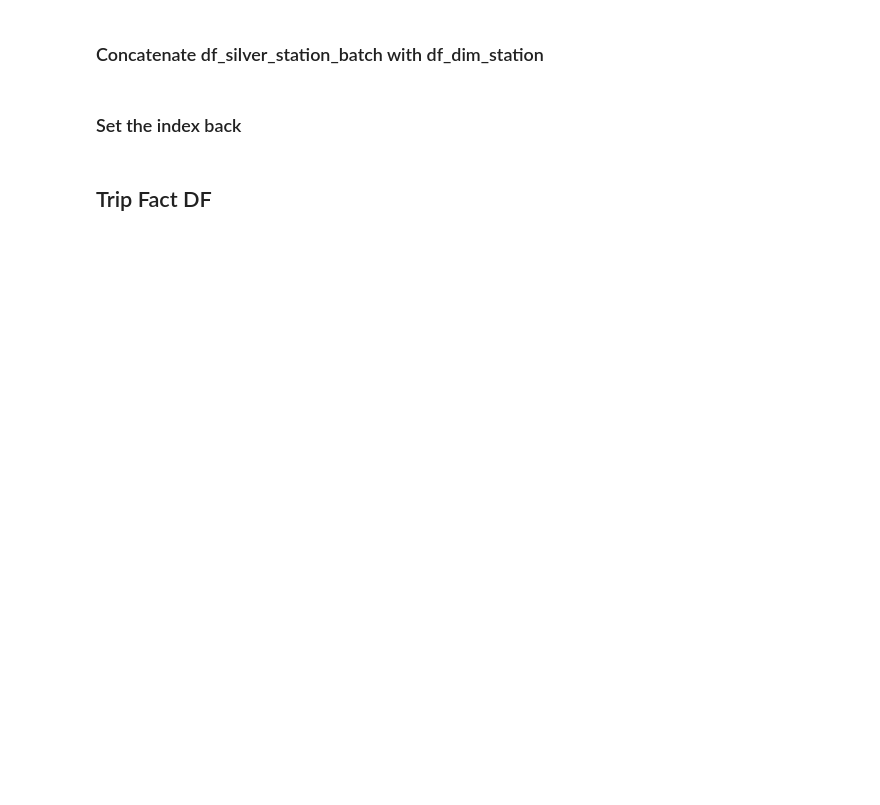
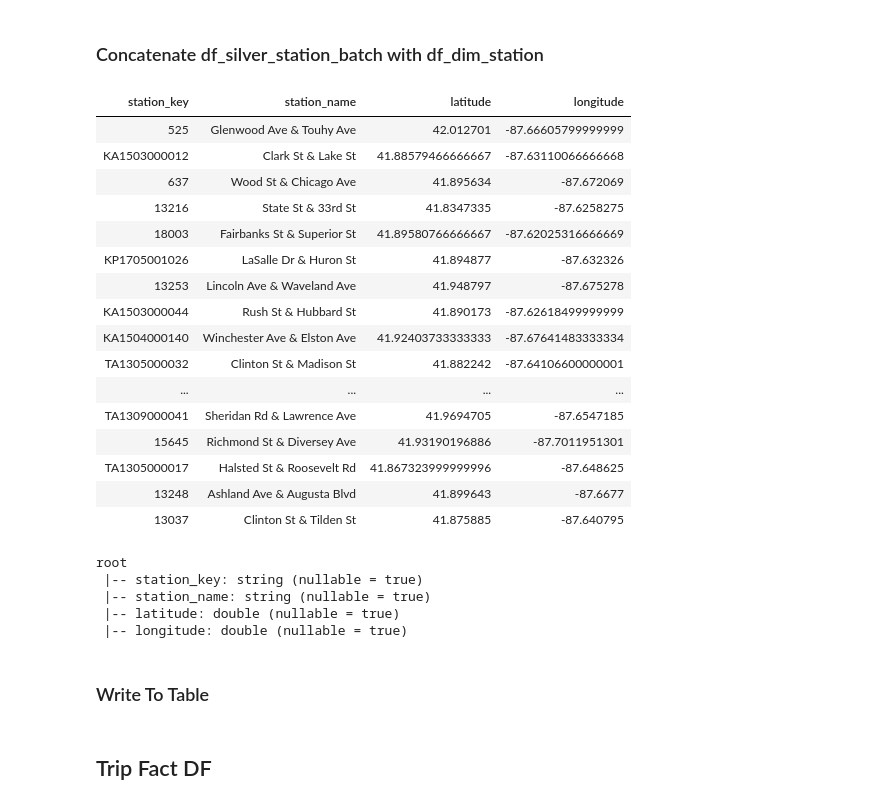
Before and after one commit to Marshi00/2023-AzureDataBricks--DeltaLake-Spark, a Jupyter notebook: gold_stage.ipynb, the cells around one changed output. Saved outputs shown, nothing was run; the diff lists cells and outputs as text; code cells hidden in the pictures; blank space fills up the shorter version.

```diff
--- a/gold_stage.ipynb
+++ b/gold_stage.ipynb
@@ -101,8 +211,30 @@ df_silver_station = spark.read.format("delta")
 # %% [markdown]
 ### Concatenate df_silver_station_batch with df_dim_station
-# %%
-data_dim_station = pd.concat([data_dim_station, df_silver_station], ignore_index=True)
-# %% [markdown]
-### Set the index back
-# %%
-data_dim_station = data_dim_station.set_index('station_key')
+# %%
+df_dim_station = data_dim_station.union(df_silver_station)
+# %%
+df_dim_station.display()
+df_dim_station.printSchema()
+# %% [output]
+| station_key | station_name | latitude | longitude |
+| 525 | Glenwood Ave & Touhy Ave | 42.012701 | -87.66605799999999 |
+| KA1503000012 | Clark St & Lake St | 41.88579466666667 | -87.63110066666668 |
+| 637 | Wood St & Chicago Ave | 41.895634 | -87.672069 |
+| 13216 | State St & 33rd St | 41.8347335 | -87.6258275 |
+| 18003 | Fairbanks St & Superior St | 41.89580766666667 | -87.62025316666669 |
+| KP1705001026 | LaSalle Dr & Huron St | 41.894877 | -87.632326 |
+| 13253 | Lincoln Ave & Waveland Ave | 41.948797 | -87.675278 |
+| KA1503000044 | Rush St & Hubbard St | 41.890173 | -87.62618499999999 |
+| KA1504000140 | Winchester Ave & Elston Ave | 41.92403733333333 | -87.67641483333334 |
+| TA1305000032 | Clinton St & Madison St | 41.882242 | -87.64106600000001 |
+| ... | ... | ... | ... |
+| TA1309000041 | Sheridan Rd & Lawrence Ave | 41.9694705 | -87.6547185 |
+| 15645 | Richmond St & Diversey Ave | 41.93190196886 | -87.7011951301 |
+| TA1305000017 | Halsted St & Roosevelt Rd | 41.867323999999996 | -87.648625 |
+| 13248 | Ashland Ave & Augusta Blvd | 41.899643 | -87.6677 |
+| 13037 | Clinton St & Tilden St | 41.875885 | -87.640795 |
+root
+ |-- station_key: string (nullable = true)
+ |-- station_name: string (nullable = true)
+ |-- latitude: double (nullable = true)
+ |-- longitude: double (nullable = true)
@@ -108,0 +246,2 @@ data_dim_station = data_dim_station.set_index('station_key')
+# %% [markdown]
+### Write To Table
```
Also changed, not shown: parts of 64 cells of this notebook, 15 other files.
